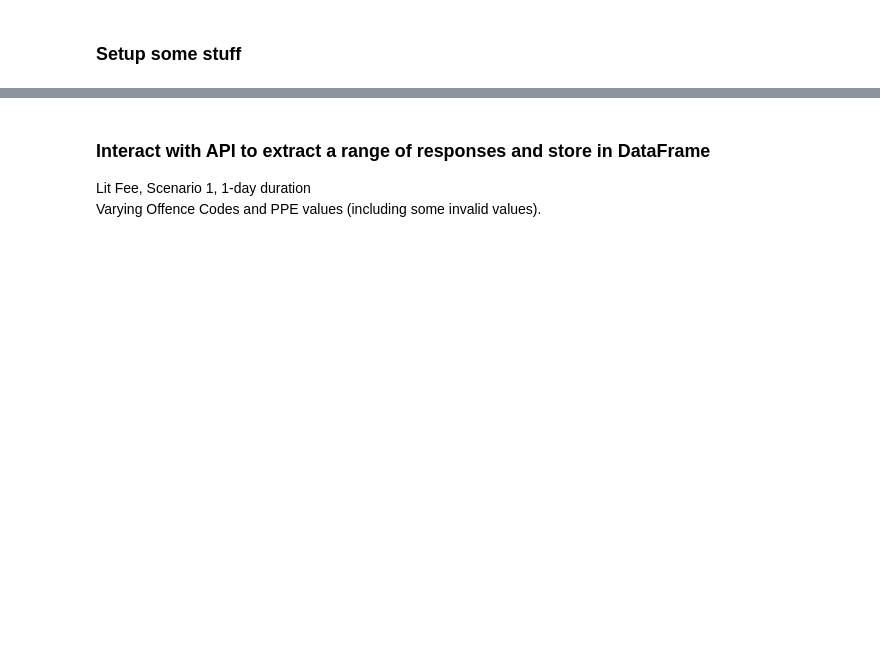
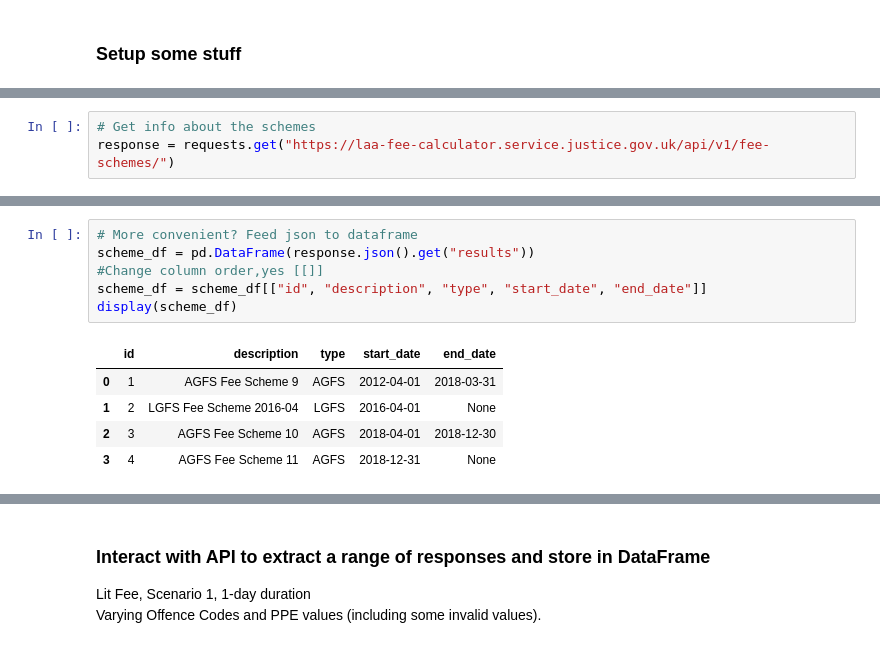
Before and after one commit to alanmaydwell/jupyter_scribblings, a Jupyter notebook: FeeCalcTry.ipynb, the cells around one changed output, grey strips where cells are left out. Saved outputs shown, nothing was run; the diff lists cells and outputs as text; blank space fills up the shorter version.

```diff
--- a/FeeCalcTry.ipynb
+++ b/FeeCalcTry.ipynb
@@ -45,0 +73,3 @@ def highlight_conditions(val):
+# %%
+# Get info about the schemes
+response = requests.get("https://laa-fee-calculator.service.justice.gov.uk/api/v1/fee-schemes/")
@@ -45,0 +85,12 @@ def highlight_conditions(val):
+# %%
+# More convenient? Feed json to dataframe
+scheme_df = pd.DataFrame(response.json().get("results"))
+#Change column order,yes [[]]
+scheme_df = scheme_df[["id", "description", "type", "start_date", "end_date"]]
+display(scheme_df)
+# %% [output]
+|  | id | description | type | start_date | end_date |
+| 0 | 1 | AGFS Fee Scheme 9 | AGFS | 2012-04-01 | 2018-03-31 |
+| 1 | 2 | LGFS Fee Scheme 2016-04 | LGFS | 2016-04-01 | None |
+| 2 | 3 | AGFS Fee Scheme 10 | AGFS | 2018-04-01 | 2018-12-30 |
+| 3 | 4 | AGFS Fee Scheme 11 | AGFS | 2018-12-31 | None |
```
Also changed, not shown: parts of 10 cells of this notebook.
